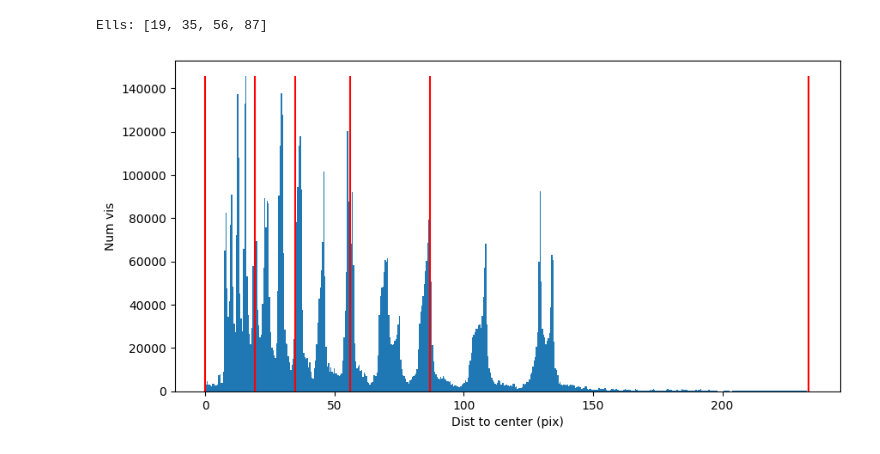
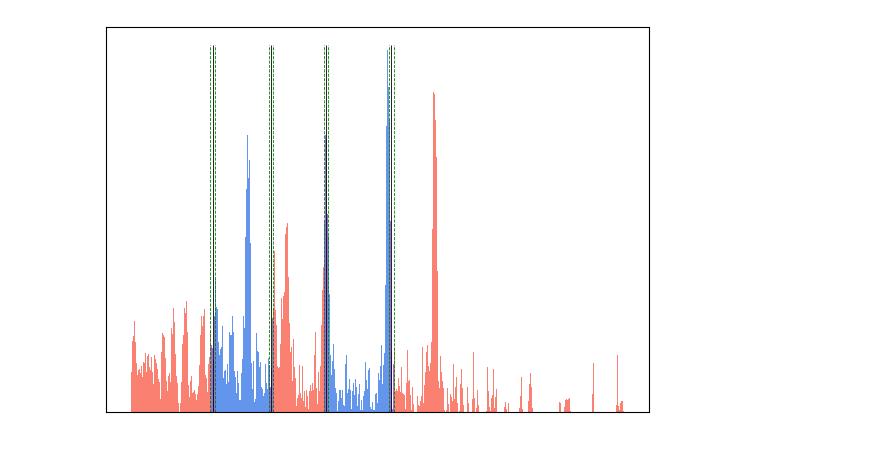
Before and after one commit to simon-prunet/radio-imaging, a Jupyter notebook: notebooks_and_pyscripts/splitms.ipynb, the cells around one changed output. Saved outputs shown, nothing was run; the diff lists cells and outputs as text; code cells hidden in the pictures.

```diff
--- a/notebooks_and_pyscripts/splitms.ipynb
+++ b/notebooks_and_pyscripts/splitms.ipynb
@@ -29,0 +25,11 @@ print(vis.vis.shape)
+# %%
+dataset_name = "/home/sunwang/radio-imaging/data8/MID/SGRA_full_averaged.ms/"
+output_name = "/home/sunwang/radio-imaging/data8/test3_"
+num_channels = 1
+
+[vis], _ = ingest.create_visibility_from_ms(dataset_name, use_weight_spec=True, start_chan=0, end_chan=0, selected_dds=[0])
+npix = 512
+scale_factor = 1.8
+advice = advise_wide_field(vis, guard_band_image=3.0, delA=0.1, facets=1, oversampling_synthesised_beam=4.0)
+cell_size = advice['cellsize'] * scale_factor
+print(cell_size)
@@ -43,13 +162,65 @@ Model image plate scale (arcsec) is 1.805883e-01
 # %%
-sep_pix = bda.generate_telescope_histogram(vis, show_partitions=True, num_partitions=5,\
-                                     show_pixel_hist=True, n_pixels=512, pixel_size=cell_size)
+matplotlib.rcParams['figure.figsize'] = [7, 5]
 
-if not use_hardcoded_ells:
-    ells = [int(numpy.round(x)) for x in sep_pix[1:-1]]
-    print("Ells: " + str(ells))
+def find_region_idx(x, regions):
+    for i, region in enumerate(regions):
+        if x >= region[0] and x < region[1]:
+            return i
+
+    return -1
+
+show_inset = False
+inset_min = 0
+inset_max = 10
+
+transit_lines = []
+for ell in ells_rounded:
+    transit_lines.append(ell - delta)
+    transit_lines.append(ell + delta)
+
+fig, ax = plt.subplots()
+
+n, bins, patches = ax.hist(dist, bins=npix*10, density=True)
+
+for patch in patches:
+    idx = find_region_idx(patch.get_x(), regions)
+    patch.set_facecolor(region_colours[idx])
+
+ymin = 0
+ymax = numpy.max(n)
+
+ax.vlines(ells, ymin, ymax, colors='black', linewidth=0.6)
+ax.vlines(transit_lines, ymin, ymax, colors='g', linestyles='dashed', linewidth=0.6)
+
+ax.set_xticks([])
+ax.set_yticks([])
+
+if show_inset:
+    axins = inset_axes(ax, width="60%", height="60%", loc='upper right')
+    _, _, inpatches = axins.hist(dist, bins=npix*10, density=True)
+    for patch in inpatches:
+        idx = find_region_idx(patch.get_x(), regions)
+        patch.set_facecolor(region_colours[idx])
+
+    axins.vlines(ells, ymin, ymax, colors='black', linewidth=0.6)
+    axins.vlines(transit_lines, ymin, ymax, colors='g', linestyles='dashed', linewidth=0.6)
+    axins.set_xlim(inset_min, inset_max)
+    axins.set_ylim(0, ymax)
+    mark_inset(ax, axins, loc1=2, loc2=4, fc="None", ec='slategrey', lw=1)
+
+    axins.set_xticks([])
+    axins.set_yticks([])
+
+    axins.patch.set_linewidth(1)
+    axins.patch.set_edgecolor('slategrey')
+
+    for spine in axins.spines.values():
+        spine.set_edgecolor('slategrey')
+        spine.set_linewidth(1)
+
+plt.savefig("../figures/partition_mid_bda99.png", pad_inches=0.0, bbox_inches='tight')
 # %% [output]
-Ells: [19, 35, 56, 87]
-[figure, old version]
+[figure, new version]
 # %%
 centers_str = ""
 for ell in ells:
```
Also changed, not shown: parts of 14 cells of this notebook, 18 other files.
